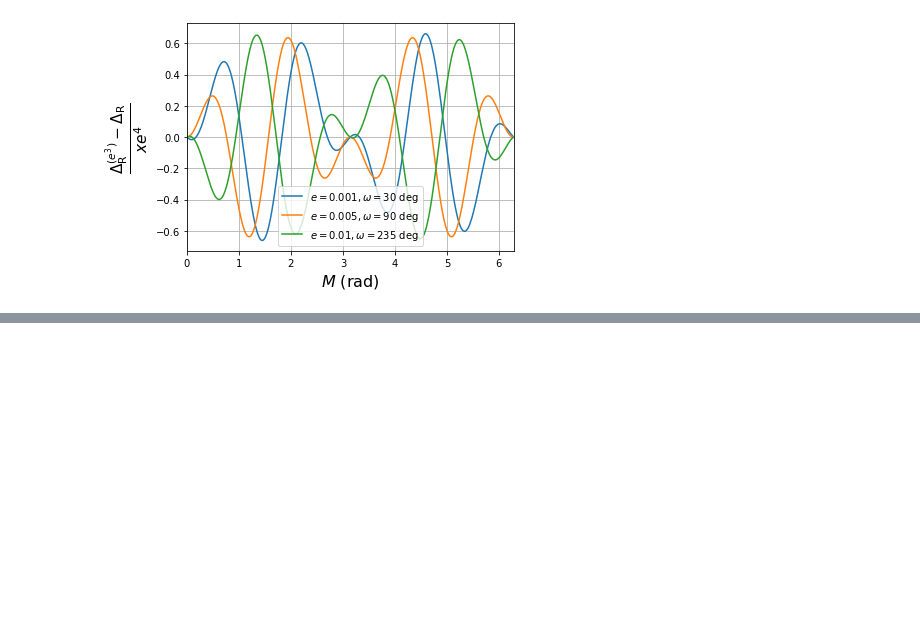
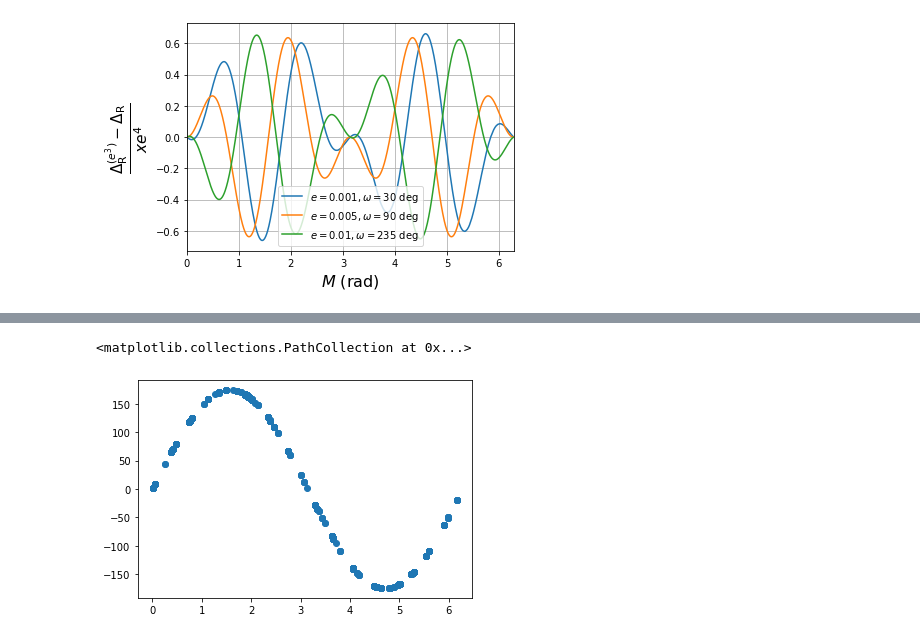
Before and after one commit to wcfiore/gbncc_viii, a Jupyter notebook: calc_test_ELL1thirdorder.ipynb, the cells around one changed output, grey strips where cells are left out. Drawn from its saved outputs; the diff is of its cells as text; code cells hidden in the pictures; blank space fills up the shorter version.

```diff
--- a/calc_test_ELL1thirdorder.ipynb
+++ b/calc_test_ELL1thirdorder.ipynb
@@ -91,0 +200,8 @@ plt.show()
+# %%
+total_delay = f.model.binarymodel_delay(toas, None)
+roemer_delay = f.model.components["BinaryELL1"].binary_instance.delayR()
+Phi = f.model.components["BinaryELL1"].binary_instance.Phi()
+plt.scatter(Phi, roemer_delay)
+# %% [output]
+<matplotlib.collections.PathCollection at 0x...>
+[figure, added]
```
Also changed, not shown: parts of 10 cells of this notebook, 26 other files.
